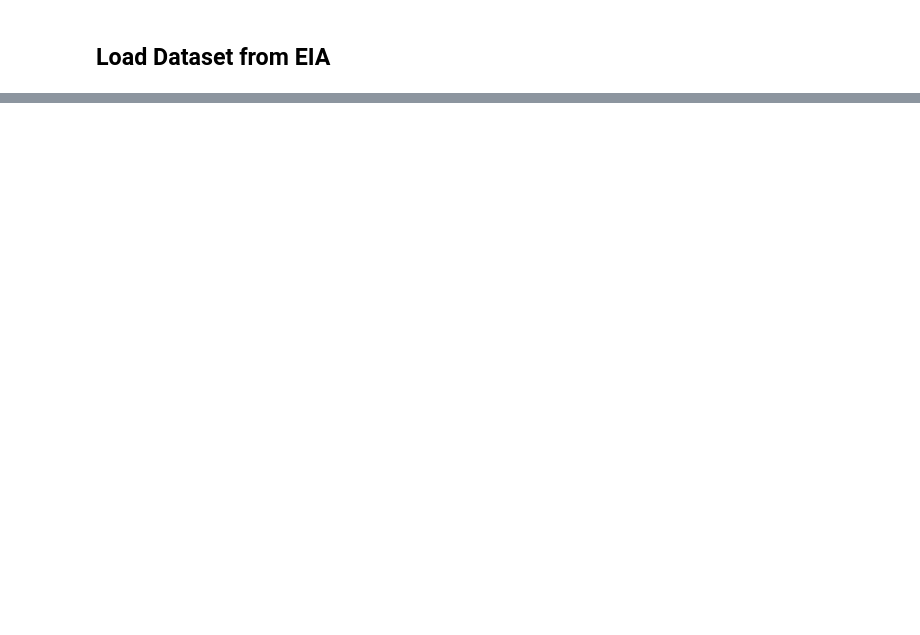
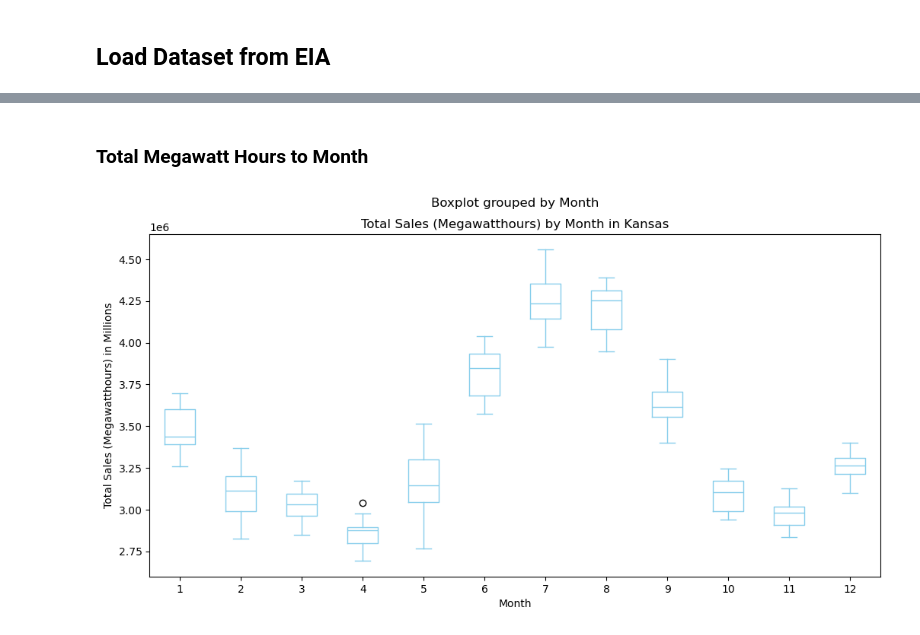
Before and after one commit to CCCKBrant/Kansas-Clean-Energy-Cost-Forecast, a Jupyter notebook: notebooks/01_data_exploration.ipynb, the cells around one changed output, grey strips where cells are left out. Drawn from its saved outputs; the diff is of its cells as text; code cells hidden in the pictures; blank space fills up the shorter version.

```diff
--- a/notebooks/01_data_exploration.ipynb
+++ b/notebooks/01_data_exploration.ipynb
@@ -42,0 +440,17 @@ freq             2        30.0        2.00           2  ...          198
+# %% [markdown]
+### Total Megawatt Hours to Month
+# %%
+eia_clean.boxplot(column=
+    "Total_Sales_Megawatthours",
+    by="Month",
+    figsize=(12, 6),
+    grid=False,
+    color="skyblue"
+)
+
+plt.title("Total Sales (Megawatthours) by Month in Kansas")
+plt.xlabel("Month")
+plt.ylabel("Total Sales (Megawatthours) in Millions")
+plt.show()
+# %% [output]
+[figure, added]
```
Also changed, not shown: parts of 28 cells of this notebook, 2 other files.
